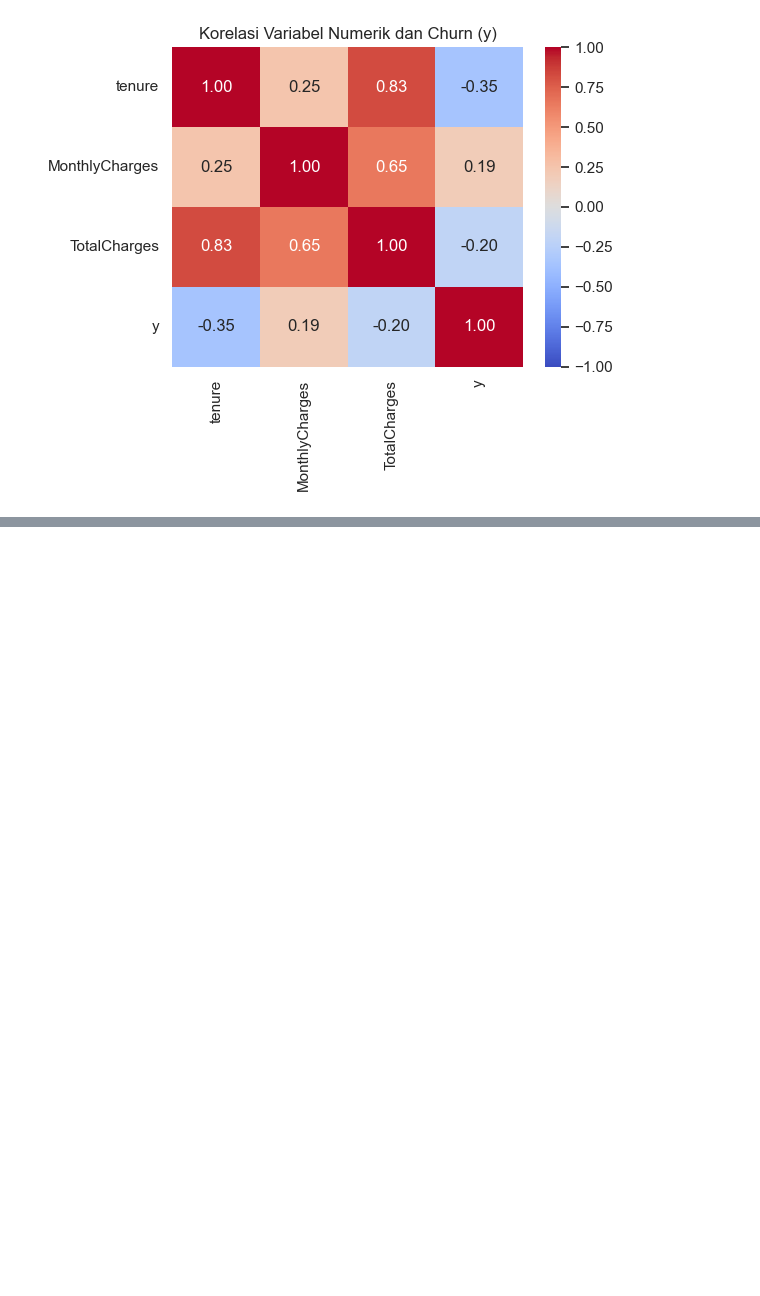
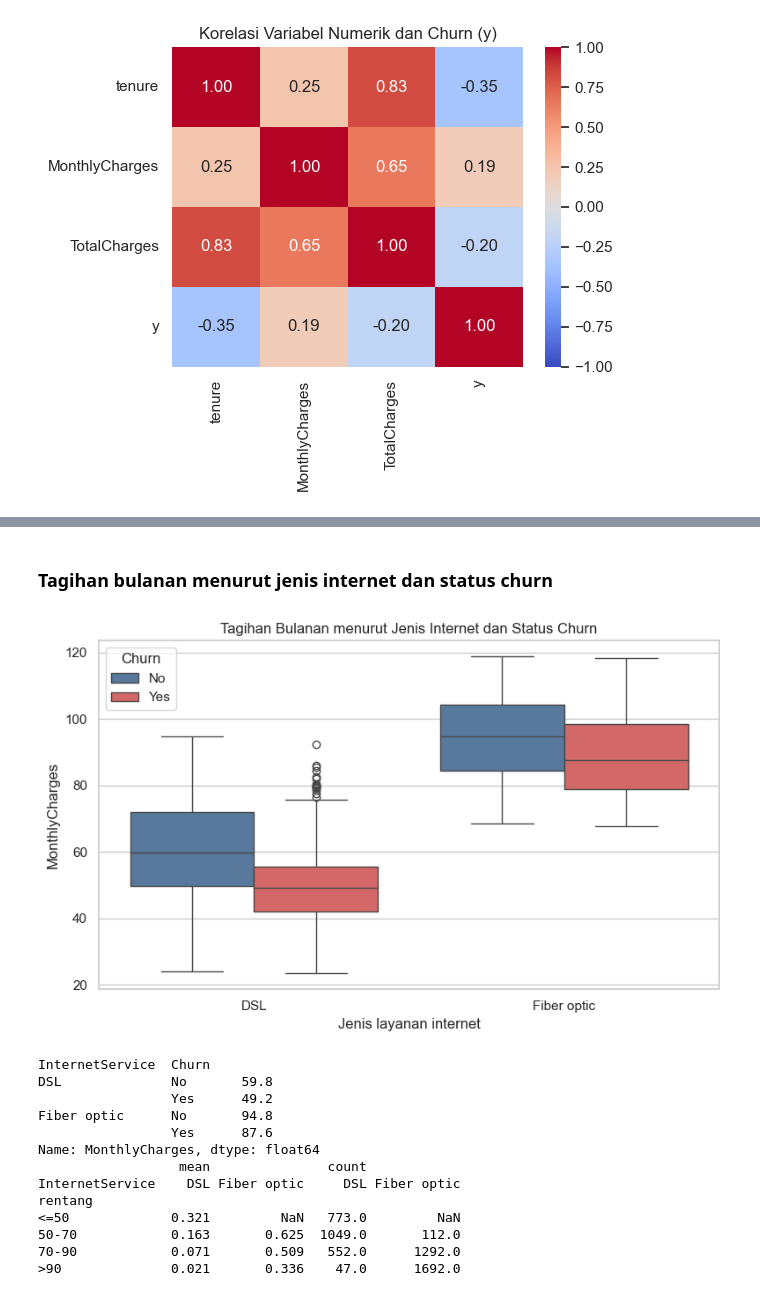
Before and after one commit to Cecarrr/21_IF-B_Pemuja-Kerang-Ajaib, a Jupyter notebook: notebooks/Insight-EDA.ipynb, the cells around one changed output, grey strips where cells are left out. Drawn from its saved outputs; the diff is of its cells as text; code cells hidden in the pictures; blank space fills up the shorter version.

```diff
--- a/notebooks/Insight-EDA.ipynb
+++ b/notebooks/Insight-EDA.ipynb
@@ -199,0 +257,37 @@ plt.show()
+# %% [markdown]
+### Tagihan bulanan menurut jenis internet dan status churn
+# %%
+internet = df[df['InternetService'] != 'No']
+
+
+fig, ax = plt.subplots(figsize=(8, 5))
+sns.boxplot(data=internet, x='InternetService', y='MonthlyCharges', hue='Churn', order=['DSL', 'Fiber optic'], hue_order=['No', 'Yes'], palette=warna, ax=ax)
+ax.set_xlabel('Jenis layanan internet')
+ax.set_ylabel('MonthlyCharges')
+ax.set_title('Tagihan Bulanan menurut Jenis Internet dan Status Churn')
+plt.tight_layout()
+plt.savefig('../figures/fig8_tagihan_per_internet.png', dpi=150)
+plt.show()
+
+
+print(internet.groupby(['InternetService', 'Churn'])['MonthlyCharges'].median().round(1))
+
+
+# Pembanding: tingkat churn per rentang tagihan, dipisah jenis internet
+internet = internet.assign(rentang=pd.cut(internet['MonthlyCharges'], [0, 50, 70, 90, 200], labels=['<=50', '50-70', '70-90', '>90']))
+print(internet.pivot_table(index='rentang', columns='InternetService', values='y', aggfunc=['mean', 'count'], observed=True).round(3))
+# %% [output]
+[figure, added]
+InternetService  Churn
+DSL              No       59.8
+                 Yes      49.2
+Fiber optic      No       94.8
+                 Yes      87.6
+Name: MonthlyCharges, dtype: float64
+                  mean               count
+InternetService    DSL Fiber optic     DSL Fiber optic
+rentang
+<=50             0.321         NaN   773.0         NaN
+50-70            0.163       0.625  1049.0       112.0
+70-90            0.071       0.509   552.0      1292.0
+>90              0.021       0.336    47.0      1692.0
```
Also changed, not shown: parts of 4 cells of this notebook.
